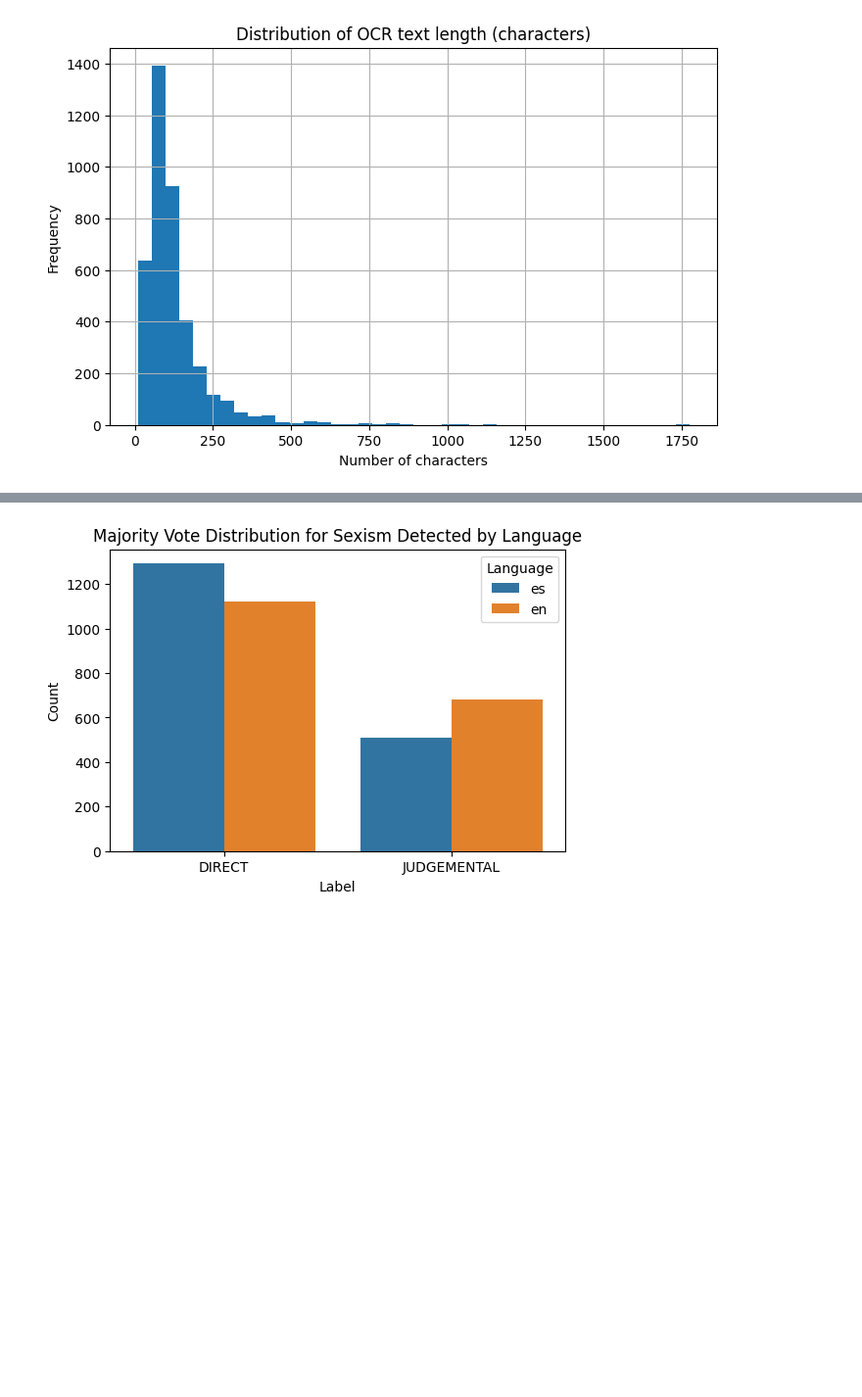
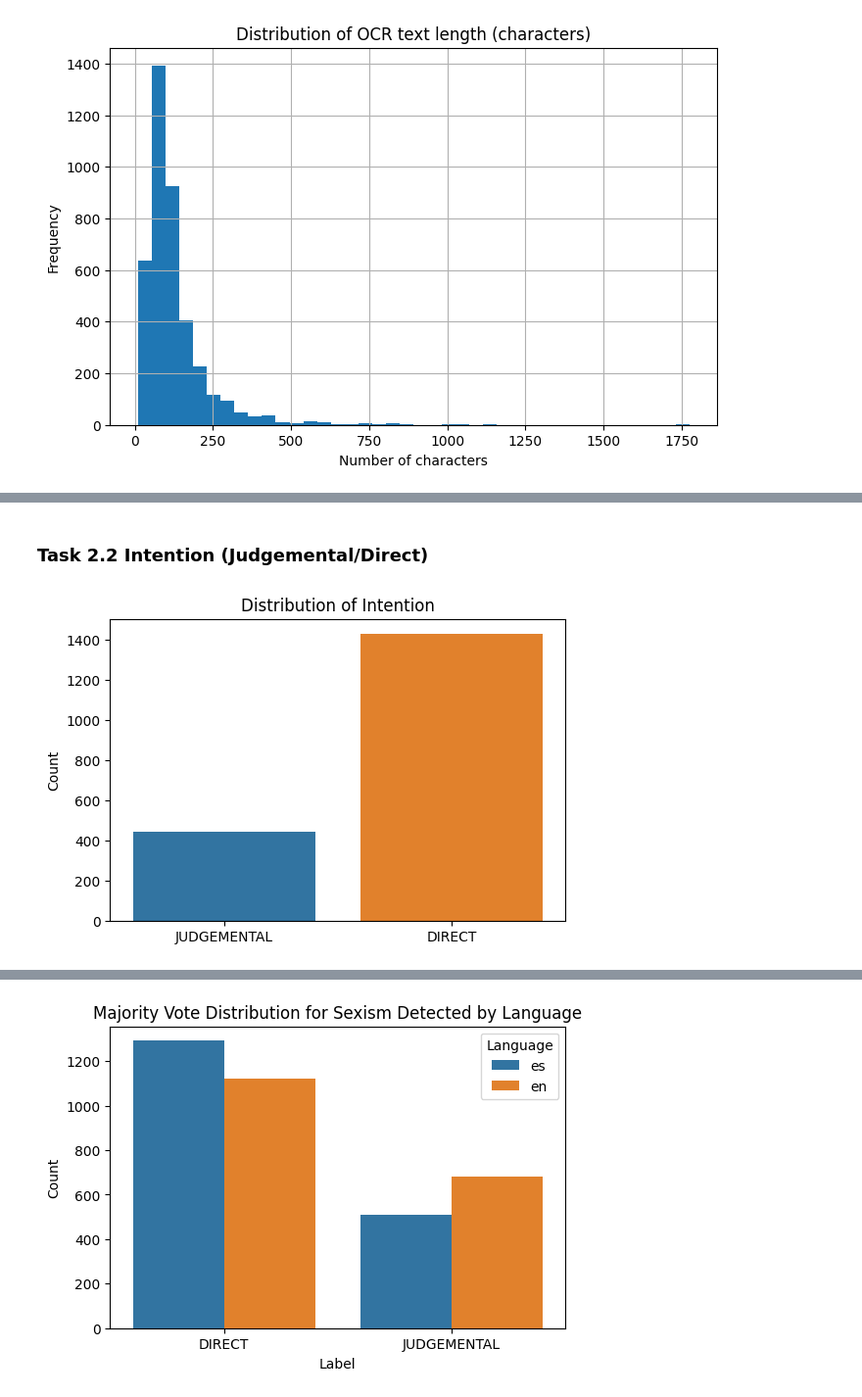
Before and after one commit to DBlassio/multimodal-exist, a Jupyter notebook: notebooks/00_EDA.ipynb, the cells around one changed output, grey strips where cells are left out. Shown at 98% size. Cells and saved outputs as stored; diff of their text form; code cells hidden in the pictures; blank space fills up the shorter version.

```diff
--- a/notebooks/00_EDA.ipynb
+++ b/notebooks/00_EDA.ipynb
@@ -188,0 +134,15 @@ plt.show()
+# %% [markdown]
+### Task 2.2 Intention (Judgemental/Direct)
+# %%
+
+df_task22 = df[df["task22_valid_hard"] == True]
+
+plt.figure(figsize=(6, 4))
+ax = sns.countplot(x=df_task22["task22_hard"])
+plt.title("Distribution of Intention")
+plt.xlabel("")
+ax.set_xticklabels(["JUDGEMENTAL", "DIRECT"])
+plt.ylabel("Count")
+plt.show()
+# %% [output]
+[figure, added]
```
Also changed, not shown: parts of 21 cells of this notebook.
